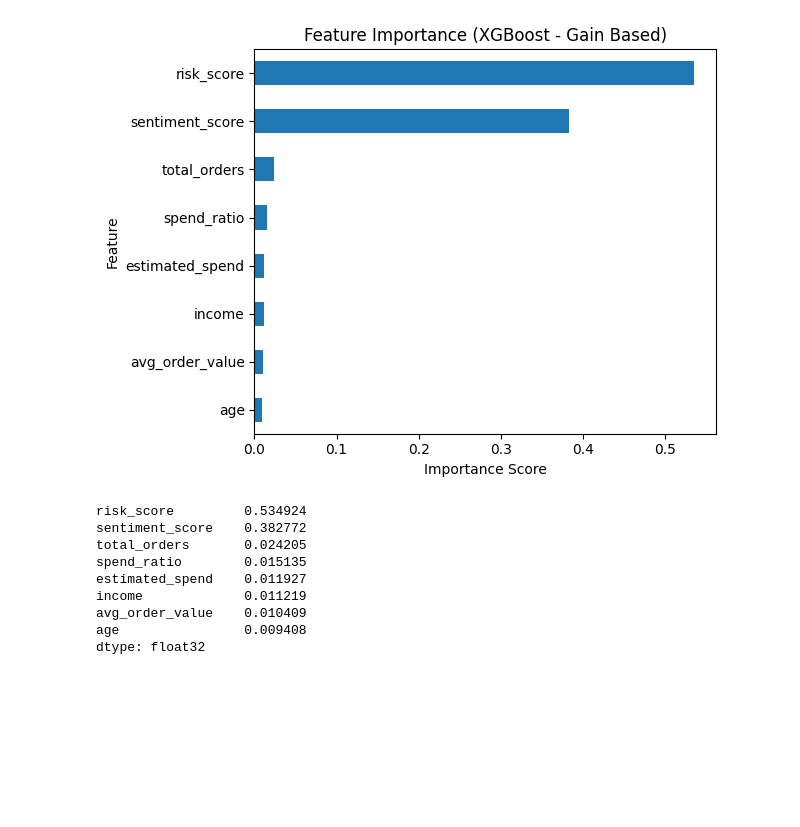
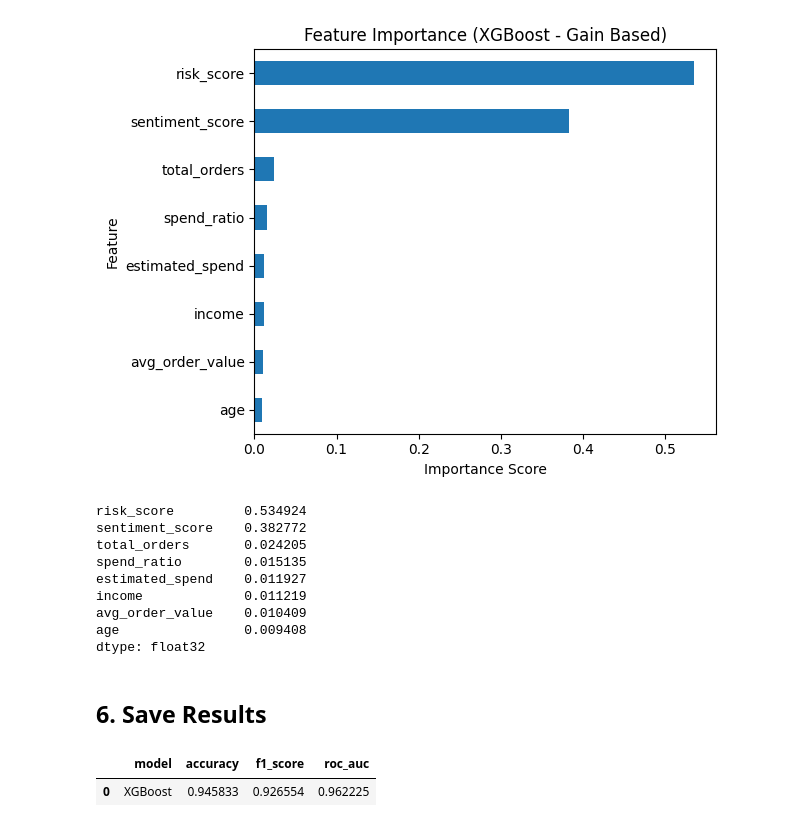
Before and after one commit to NGJIERU/WIE3007-GroupProject-Sem1-2025, a Jupyter notebook: notebooks/07_modeling_xgboost.ipynb, the cells around one changed output. Drawn from its saved outputs; the diff is of its cells as text; code cells hidden in the pictures; blank space fills up the shorter version.

Commit message:
Save results and document results

```diff
--- a/notebooks/07_modeling_xgboost.ipynb
+++ b/notebooks/07_modeling_xgboost.ipynb
@@ -121,3 +121,17 @@ income             0.011219
 avg_order_value    0.010409
 age                0.009408
 dtype: float32
+# %% [markdown]
+## 6. Save Results
+# %%
+results = {
+    "model": "XGBoost",
+    "accuracy": accuracy_score(y_test, y_pred),
+    "f1_score": f1_score(y_test, y_pred),
+    "roc_auc": roc_auc_score(y_test, y_prob)
+}
+
+pd.DataFrame([results])
+# %% [output]
+|  | model | accuracy | f1_score | roc_auc |
+| 0 | XGBoost | 0.945833 | 0.926554 | 0.962225 |
```
Also changed, not shown: parts of 1 cell of this notebook.
